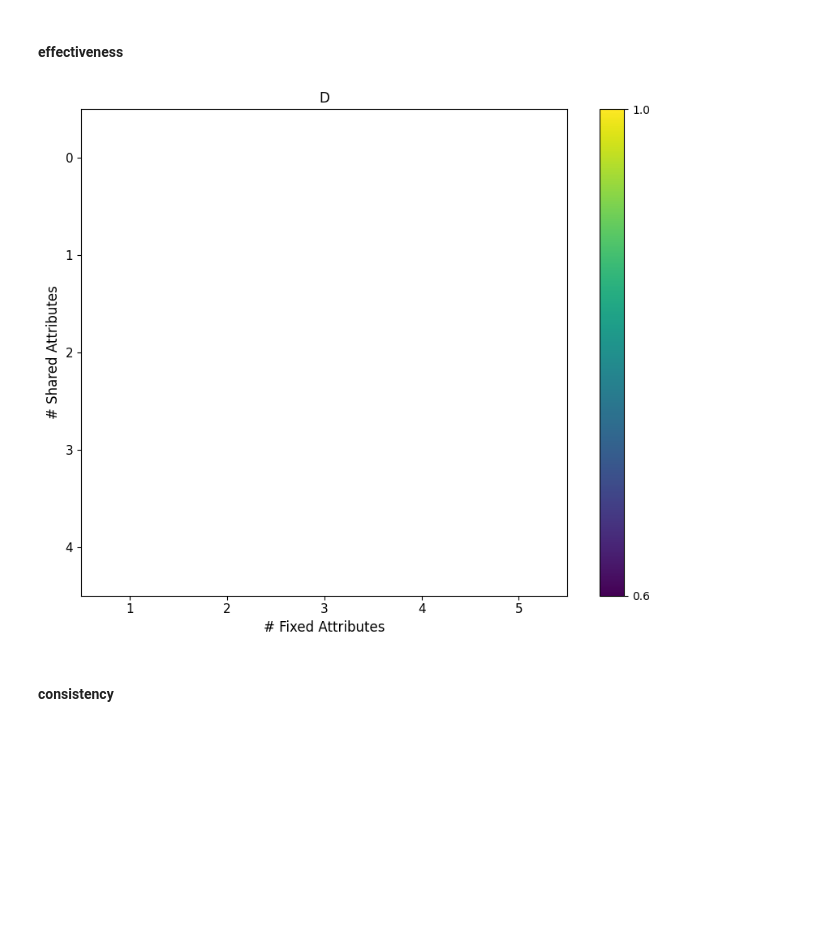
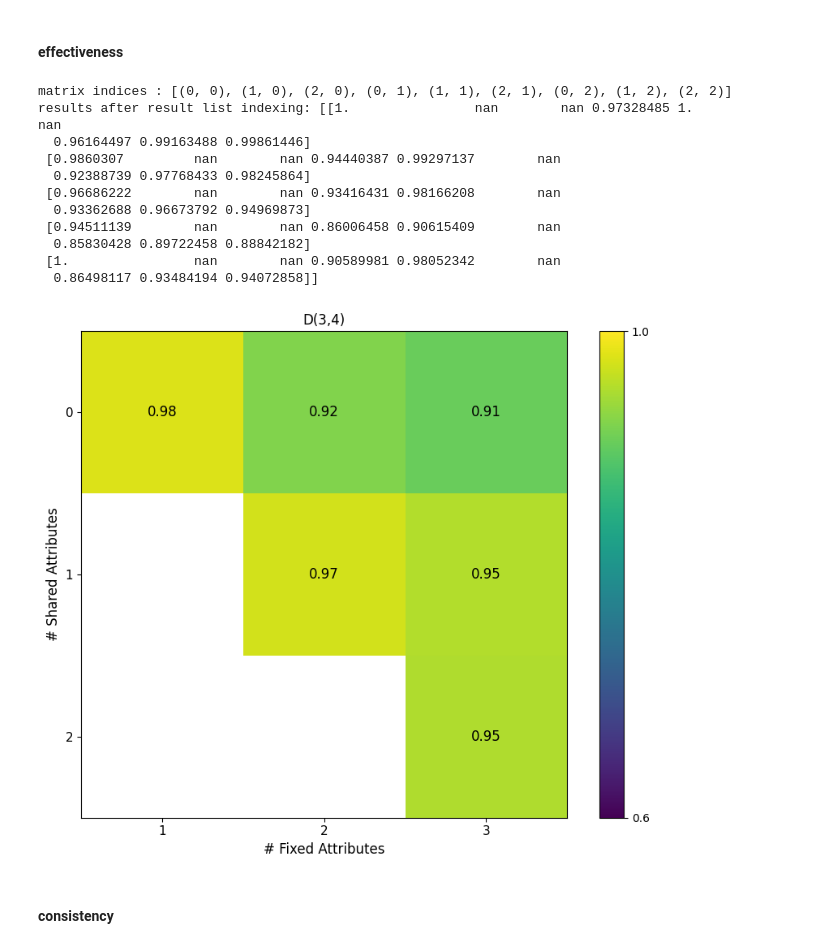
Before and after one commit to mariia55/emergent-abstractions_biased, a Jupyter notebook: analysis_floats.ipynb, the cells around one changed output. Cells and saved outputs as stored; diff of their text form; code cells hidden in the pictures; blank space fills up the shorter version.

```diff
--- a/analysis_floats.ipynb
+++ b/analysis_floats.ipynb
@@ -483,10 +545,21 @@ plot_heatmap_concept_x_context(entropies_concept_x_context, score='NMI', mode='m
 # %% [markdown]
 #### effectiveness
 # %%
-plot_heatmap_concept_x_context(entropies_concept_x_context, score='effectiveness', mode='mean', plot_dims=(1,1), heatmap_size=(5,5),
-                                figsize=(10.5, 7), titles = ("D(3,4)"), fontsize = 12)
+plot_heatmap_concept_x_context(entropies_concept_x_context, score='effectiveness', mode='mean', plot_dims=(1,1), heatmap_size=(3,3),
+                                figsize=(10.5, 7), titles = ("D(3,4)",), fontsize = 12)
 # %% [output]
+matrix indices : [(0, 0), (1, 0), (2, 0), (0, 1), (1, 1), (2, 1), (0, 2), (1, 2), (2, 2)]
+results after result list indexing: [[1.                nan        nan 0.97328485 1.                nan
+  0.96164497 0.99163488 0.99861446]
+ [0.9860307         nan        nan 0.94440387 0.99297137        nan
+  0.92388739 0.97768433 0.98245864]
+ [0.96686222        nan        nan 0.93416431 0.98166208        nan
+  0.93362688 0.96673792 0.94969873]
+ [0.94511139        nan        nan 0.86006458 0.90615409        nan
+  0.85830428 0.89722458 0.88842182]
+ [1.                nan        nan 0.90589981 0.98052342        nan
+  0.86498117 0.93484194 0.94072858]]
-[figure, old version]
+[figure, new version]
 # %% [markdown]
 #### consistency
 # %%
```
Also changed, not shown: parts of 8 cells of this notebook.
